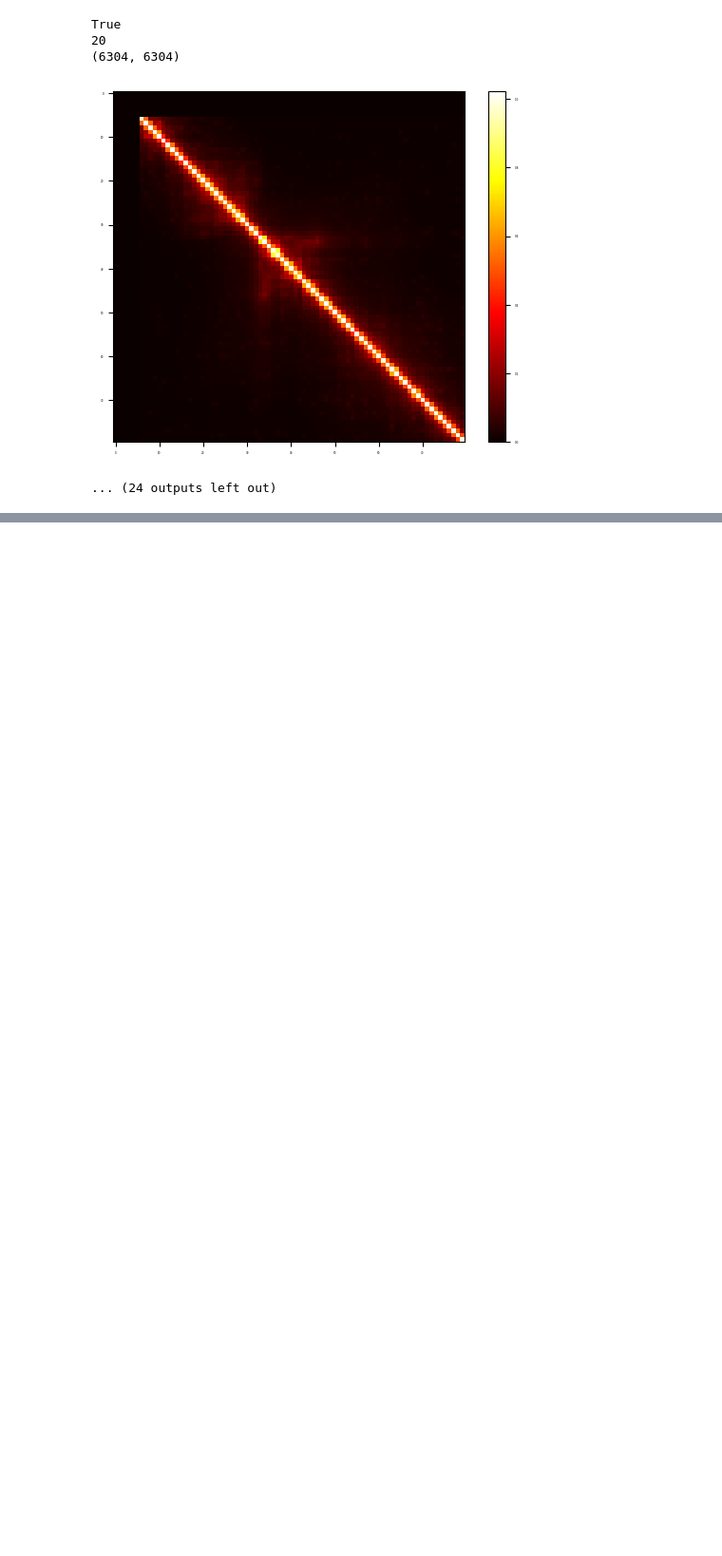
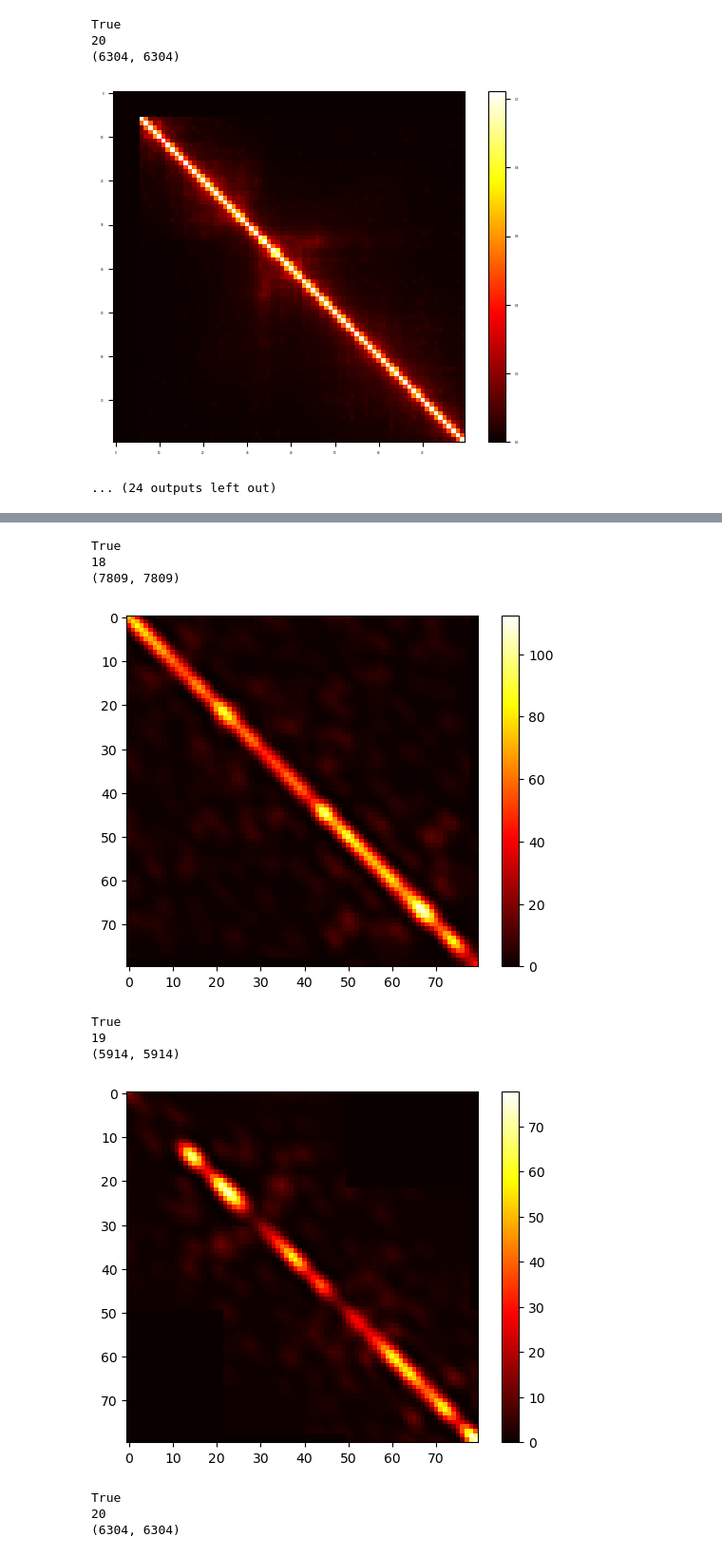
Before and after one commit to jkrLab/HiHiC, a Jupyter notebook: train.ipynb, the cells around one changed output, grey strips where cells are left out. Shown at 95% size. Drawn from its saved outputs; the diff is of its cells as text; code cells hidden in the pictures; blank space fills up the shorter version.

```diff
--- a/train.ipynb
+++ b/train.ipynb
@@ -225,0 +298,29 @@ True
+# %%
+mat = np.load('/data/HiHiC-main/output_enhanced/hicplus_predict_16_00010.npz')
+model = 'hicplus_00010'
+
+if np.squeeze(mat['data']).shape[-1] == 40:
+    make_whole_40('/data/HiHiC-main/output_enhanced/hicplus_predict_16_00010.npz', '/data/HiHiC-main/output_chrom/' + model + '.npz')
+else:
+    make_whole_28('/data/HiHiC-main/output_enhanced/hicplus_predict_16_00010.npz', '/data/HiHiC-main/output_chrom/' + model + '.npz')
+
+file = np.load("/data/HiHiC-main/output_chrom/hicplus_00010.npz")
+for chr in ['18','19','20']:
+    print(np.allclose(file[chr], file[chr].T))
+    print(chr)
+    print(file[chr].shape, '\n')
+    plt.imshow(file[chr][6:86, 6:86], cmap='hot')
+    plt.colorbar()
+    plt.show()
+# %% [output]
+True
+18
+(7809, 7809)
+[figure, added]
+True
+19
+(5914, 5914)
+[figure, added]
+True
+20
+(6304, 6304)
```
Also changed, not shown: parts of 18 cells of this notebook, 8 other files.
